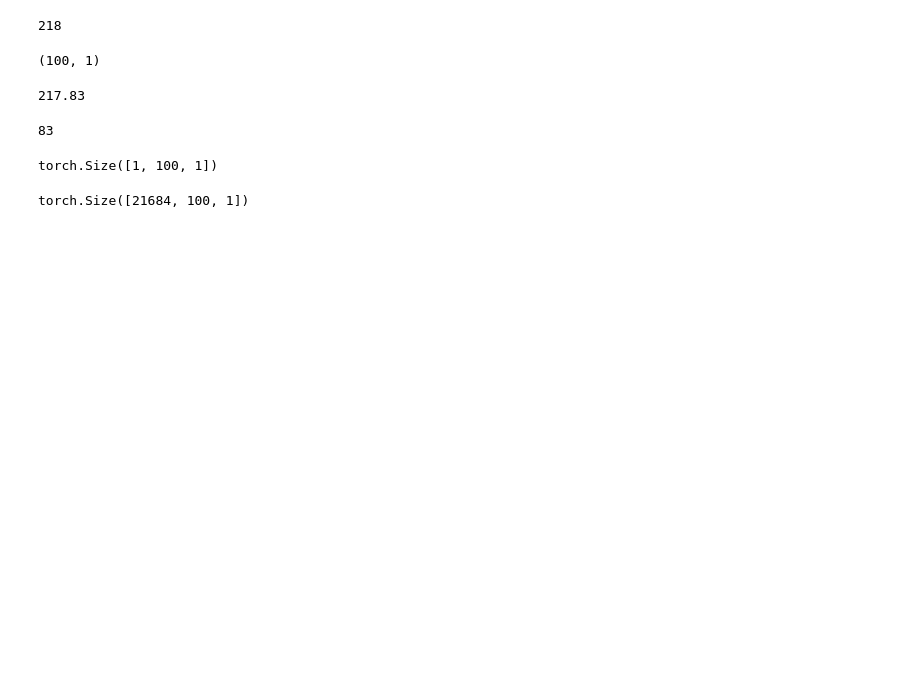
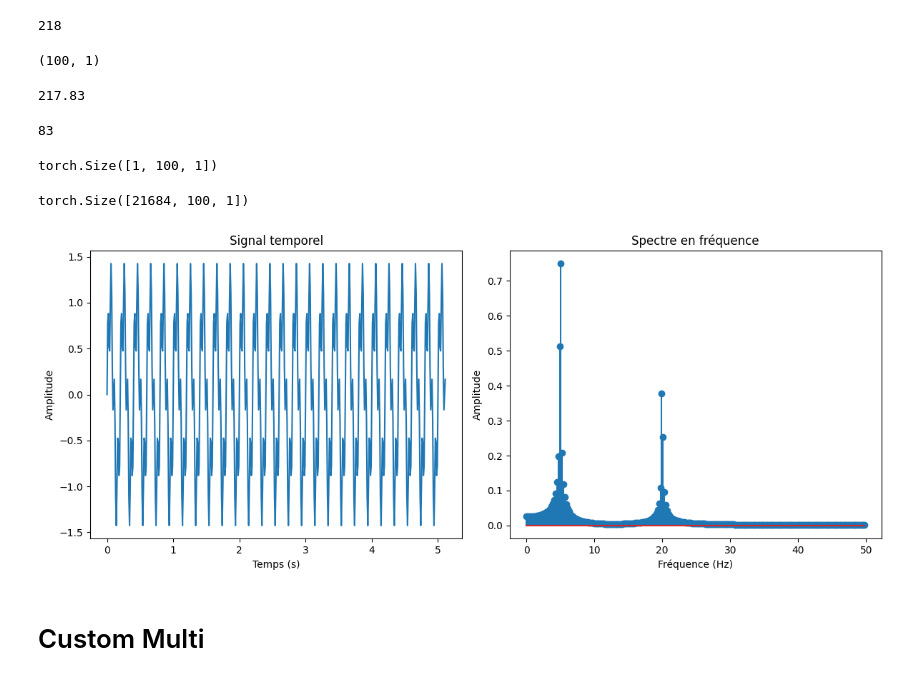
Before and after one commit to skillhunter01/Time-Series-Library, a Jupyter notebook: tests.ipynb, the cells around one changed output. Saved outputs shown, nothing was run; the diff lists cells and outputs as text; code cells hidden in the pictures; blank space fills up the shorter version.

```diff
--- a/tests.ipynb
+++ b/tests.ipynb
@@ -642,3 +787,42 @@ def predict(args, df, target, model) :
         score = score.detach().cpu().numpy()
 
     return score, output
+# %%
+import numpy as np
+import matplotlib.pyplot as plt
+
+# --- 1. Création d'une série temporelle ---
+N = 512                 # nombre d'échantillons
+T = 1.0 / 100.0         # pas d'échantillonnage (100 Hz)
+t = np.linspace(0.0, N*T, N, endpoint=False)  # axe du temps
+
+# Signal composé de deux fréquences : 5 Hz et 20 Hz
+signal = np.sin(2.0*np.pi*5*t) + 0.5*np.sin(2.0*np.pi*20*t)
+
+# --- 2. Calcul de la FFT ---
+fft_values = np.fft.fft(signal)           # FFT complexe
+freqs = np.fft.fftfreq(N, T)              # fréquences associées
+
+# --- 3. Affichage ---
+plt.figure(figsize=(12,5))
+
+# Signal temporel
+plt.subplot(1,2,1)
+plt.plot(t, signal)
+plt.title("Signal temporel")
+plt.xlabel("Temps (s)")
+plt.ylabel("Amplitude")
+
+# Spectre en fréquence (module de la FFT)
+plt.subplot(1,2,2)
+plt.stem(freqs[:N//2], 2.0/N * np.abs(fft_values[:N//2]), use_line_collection=True)
+plt.title("Spectre en fréquence")
+plt.xlabel("Fréquence (Hz)")
+plt.ylabel("Amplitude")
+
+plt.tight_layout()
+plt.show()
+# %% [output]
+[figure, added]
+# %% [markdown]
+# Custom Multi
```
Also changed, not shown: parts of 21 cells of this notebook, 9 other files.
